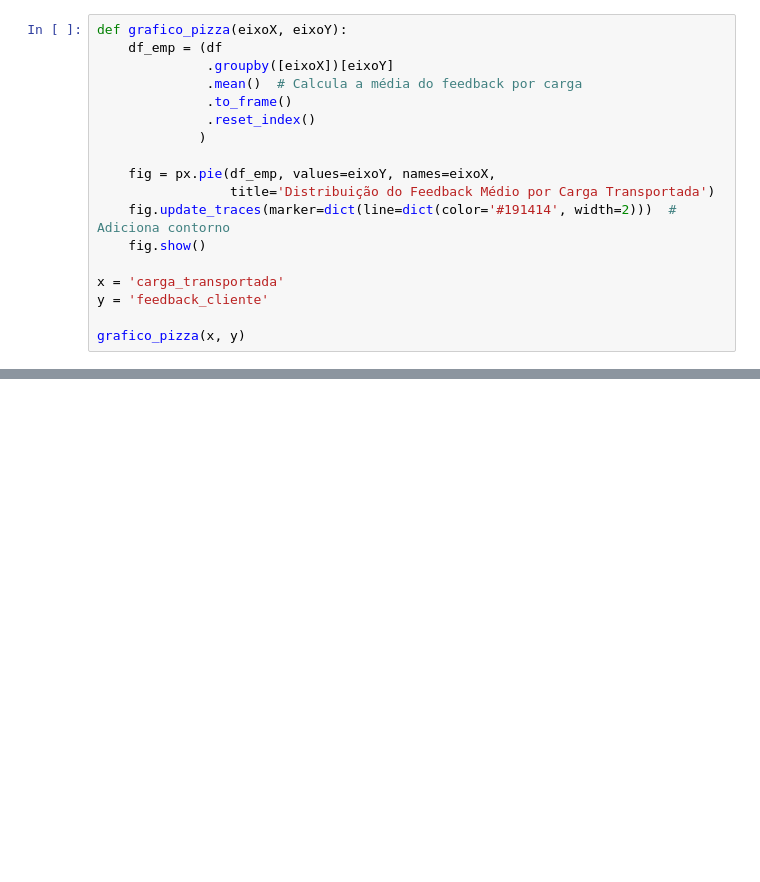
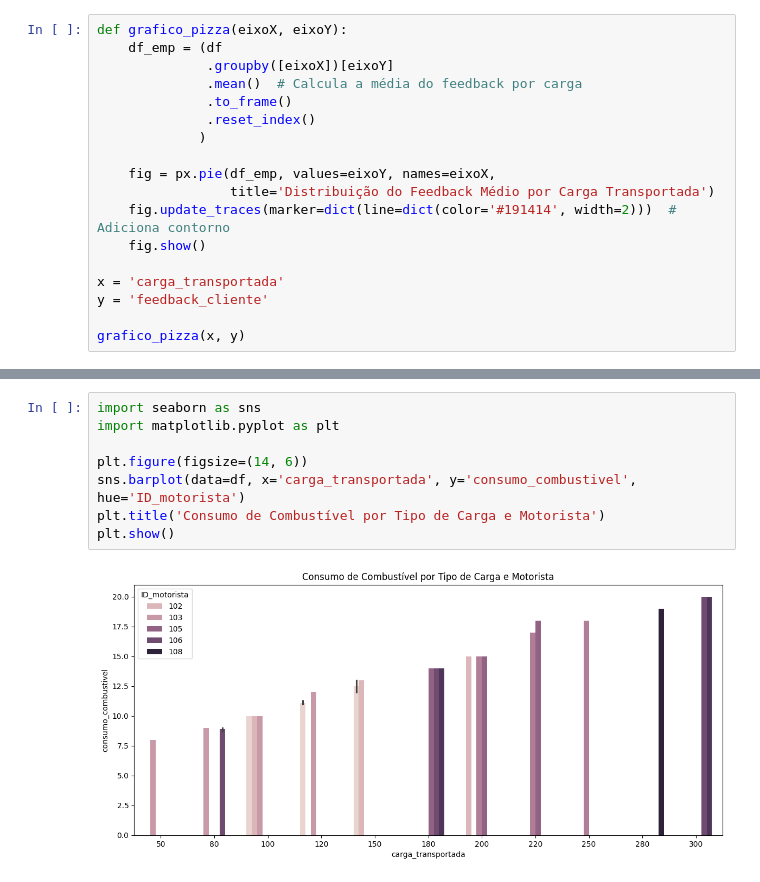
Before and after one commit to PedroSimbera/Data_Analytics_Logistics, a Jupyter notebook: project.ipynb, the cells around one changed output, grey strips where cells are left out. Saved outputs shown, nothing was run; the diff lists cells and outputs as text; blank space fills up the shorter version.

```diff
--- a/project.ipynb
+++ b/project.ipynb
@@ -228,0 +366,10 @@ grafico_pizza(x, y)
+# %%
+import seaborn as sns
+import matplotlib.pyplot as plt
+
+plt.figure(figsize=(14, 6))
+sns.barplot(data=df, x='carga_transportada', y='consumo_combustivel', hue='ID_motorista')
+plt.title('Consumo de Combustível por Tipo de Carga e Motorista')
+plt.show()
+# %% [output]
+[figure, added]
```
Also changed, not shown: parts of 33 cells of this notebook.
